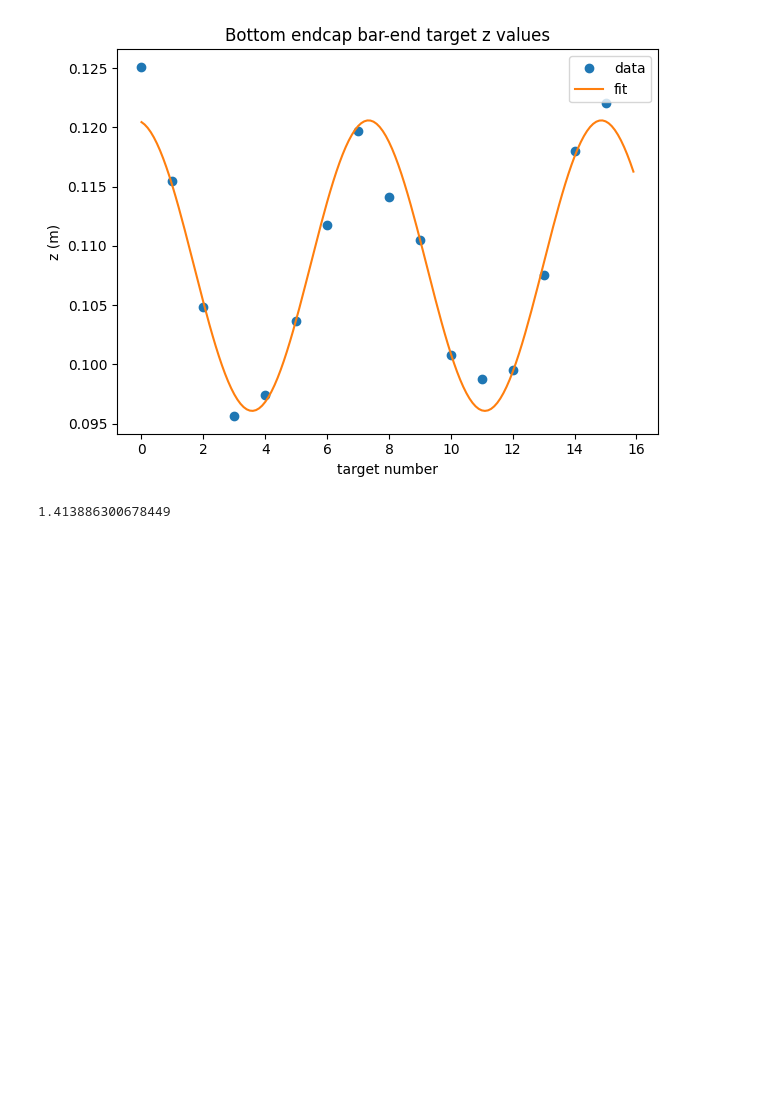
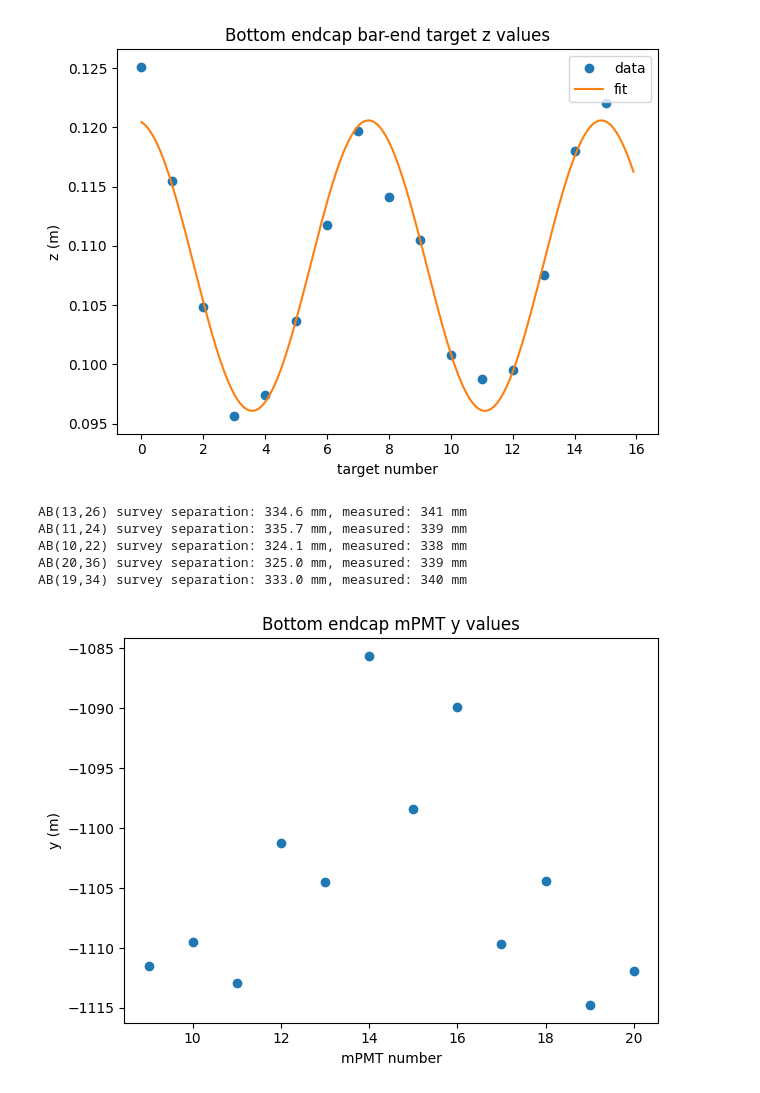
Before and after one commit to WCTE/Geometry, a Jupyter notebook: examples/wcte_survey.ipynb, the cells around one changed output. Saved outputs shown, nothing was run; the diff lists cells and outputs as text; code cells hidden in the pictures; blank space fills up the shorter version.

Commit message:
Check with manual measurements by Mark (investigate bottom endcap oscillation)

```diff
--- a/examples/wcte_survey.ipynb
+++ b/examples/wcte_survey.ipynb
@@ -662,6 +703,62 @@ plt.show()
 [-0.01225453  0.83510248  3.29660865  0.10833654]
 [figure]
 # %%
-azimuth
+# Look at the cross check of the separation of the bottom mPMTs and the middle of the C holes for the first row of the barrel mPMTs
+
+ABs = [[13,26],[11,24],[10,22],[20,36],[19,34]]
+obs_seps = [341,339,338,339,340]
+
+loc_type = 'est'
+
+for iAB,AB in enumerate(ABs):
+    A = AB[0]
+    B = AB[1]
+
+    separations = []
+    transverse_separations = []
+    for a_opt in [-1,-2]:
+        fiducials_A = wcte.mpmts[A].get_fiducials(loc_type,device_for_coordinate_system=wcte, z_offset=0)
+        #choose the fiducial further from the centre of the endcap in x,z plane
+        distances_A = [np.sqrt(fiducials_A[i][0]**2+fiducials_A[i][2]**2) for i in range(4)]
+        order_A = np.argsort(distances_A)
+        index_A = order_A[a_opt]
+
+        fiducials_B = wcte.mpmts[B].get_fiducials(loc_type,device_for_coordinate_system=wcte, z_offset=0)
+        #choose the fiducial closest to the fiducial selected above
+        distances_B = [np.sqrt((fiducials_B[i][0]-fiducials_A[index_A][0])**2+(fiducials_B[i][1]-fiducials_A[index_A][1])**2+(fiducials_B[i][2]-fiducials_A[index_A][2])**2) for i in range(4)]
+        index_B = np.argmin(distances_B)
+
+        # find the vertical separation of those two fiducials
+        separation = np.abs(fiducials_A[index_A][1]-fiducials_B[index_B][1])
+        separations.append(separation)
+        # find the transverse separation of those two fiducials
+        transverse_separation = np.sqrt((fiducials_A[index_A][0]-fiducials_B[index_B][0])**2+(fiducials_A[index_A][2]-fiducials_B[index_B][2])**2)
+        transverse_separations.append(transverse_separation)
+
+    #print(f'AB({A},{B}) survey separation 1: {separations[0]:.1f} mm, separation 2: {separations[1]:.1f} mm, measured: {obs_seps[iAB]} mm')
+    #print(f'    transverse separation 1: {transverse_separations[0]:.1f} mm, separation 2: {transverse_separations[1]:.1f} mm')
+    print(f'AB({A},{B}) survey separation: {separations[0]:.1f} mm, measured: {obs_seps[iAB]} mm')
 # %% [output]
-1.413886300678449
+AB(13,26) survey separation: 334.6 mm, measured: 341 mm
+AB(11,24) survey separation: 335.7 mm, measured: 339 mm
+AB(10,22) survey separation: 324.1 mm, measured: 338 mm
+AB(20,36) survey separation: 325.0 mm, measured: 339 mm
+AB(19,34) survey separation: 333.0 mm, measured: 340 mm
+# %%
+# look at how the vertical position of the mPMTs vary as we go around the encap
+impmts = range(9,21)
+y_ests = []
+for impmt in impmts:
+    mpmt = bottom.mpmts[impmt]
+    y_est = mpmt.get_placement('est',device_for_coordinate_system=wcte)['location'][1]
+    y_ests.append(y_est)
+
+plt.plot(range(9,21),y_ests,'o')
+plt.xlabel('mPMT number')
+plt.ylabel('y (mm)')
+plt.title('Bottom endcap mPMT y values')
+plt.tight_layout()
+#plt.savefig('C:/Users/karlen/Downloads/bottom_endcap_y.png')
+plt.show()
+# %% [output]
+[figure, added]
```
Also changed, not shown: parts of 4 cells of this notebook.
